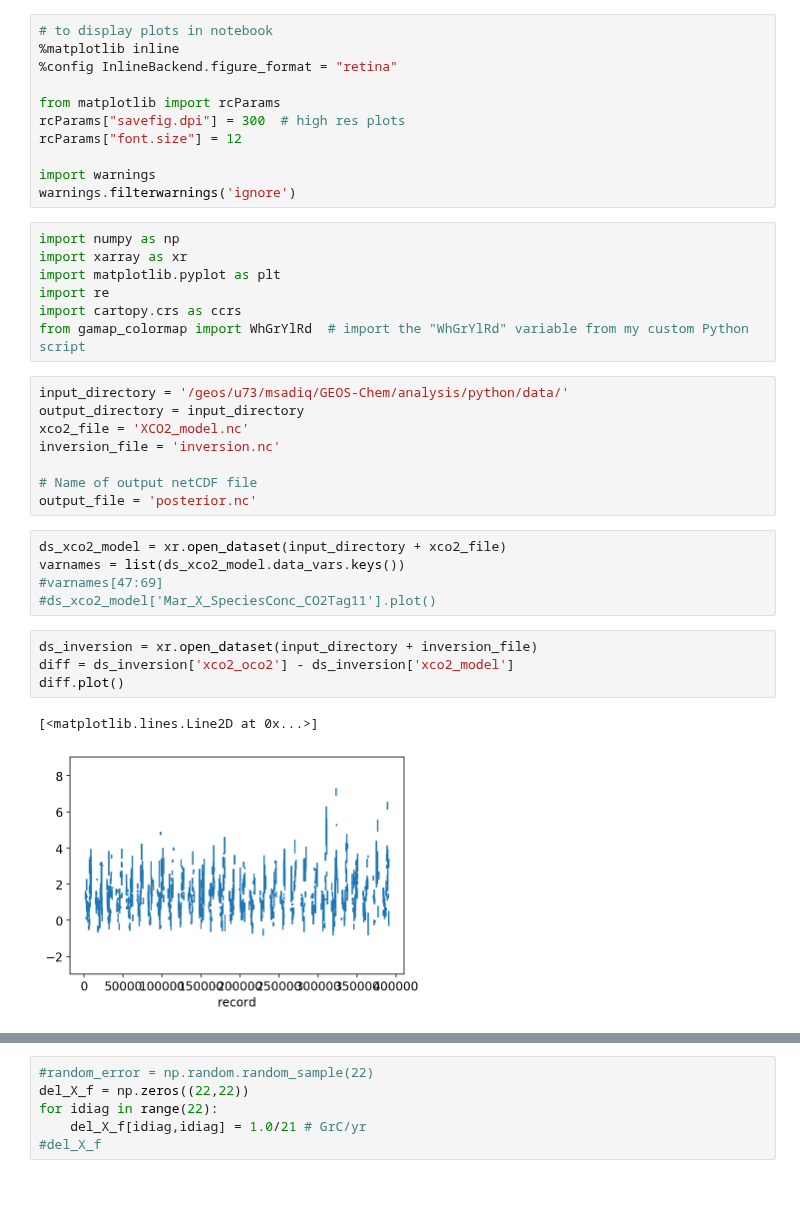
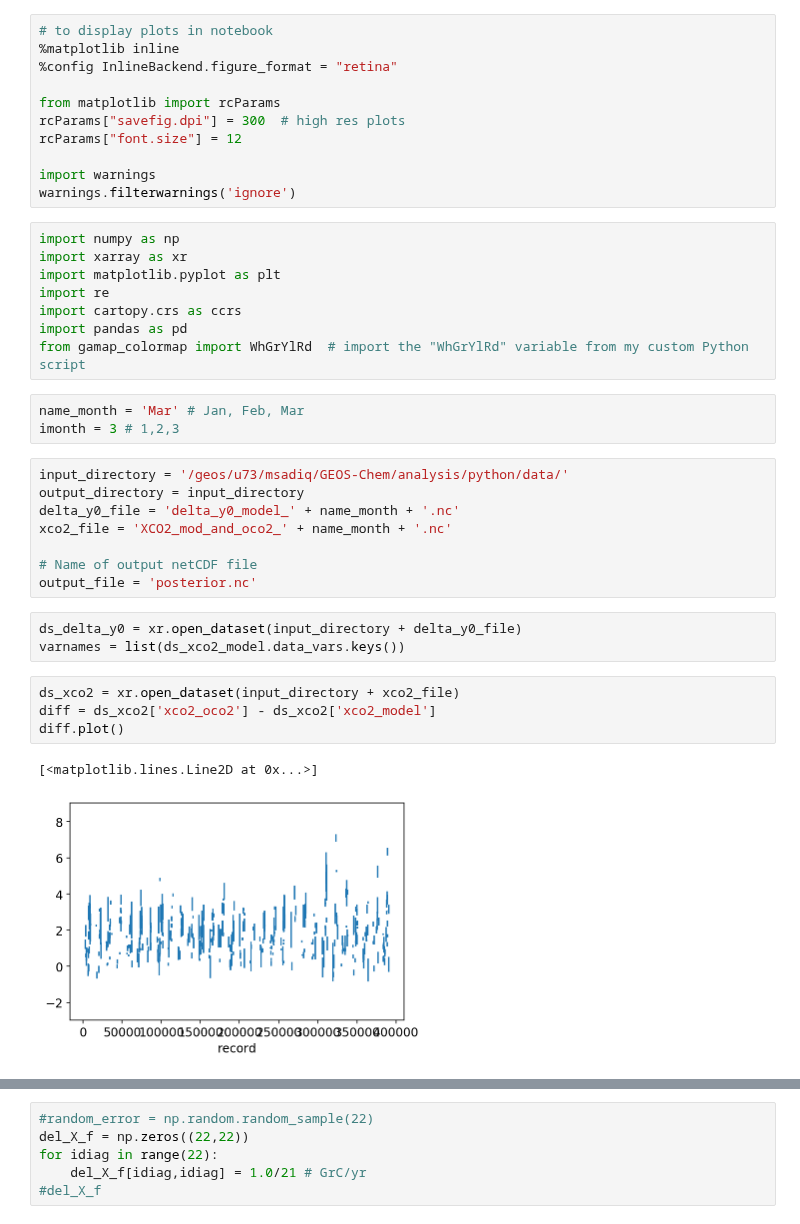
Before and after one commit to MehliyarSadiq/geoschem_simulations, a Jupyter notebook: inversion/satellite/oco-2/4.inversion.ipynb, the cells around one changed output, grey strips where cells are left out. Saved outputs shown, nothing was run; the diff lists cells and outputs as text; blank space fills up the shorter version.

```diff
--- a/inversion/satellite/oco-2/4.inversion.ipynb
+++ b/inversion/satellite/oco-2/4.inversion.ipynb
@@ -17,26 +17,28 @@ import xarray as xr
 import matplotlib.pyplot as plt
 import re
 import cartopy.crs as ccrs
+import pandas as pd
 from gamap_colormap import WhGrYlRd  # import the "WhGrYlRd" variable from my custom Python script
+# %%
+name_month = 'Mar' # Jan, Feb, Mar
+imonth = 3 # 1,2,3
 # %%
 input_directory = '/geos/u73/msadiq/GEOS-Chem/analysis/python/data/'
 output_directory = input_directory
-xco2_file = 'XCO2_model.nc'
-inversion_file = 'inversion.nc'
+delta_y0_file = 'delta_y0_model_' + name_month + '.nc'
+xco2_file = 'XCO2_mod_and_oco2_' + name_month + '.nc'
 
 # Name of output netCDF file
 output_file = 'posterior.nc'
 # %%
-ds_xco2_model = xr.open_dataset(input_directory + xco2_file)
+ds_delta_y0 = xr.open_dataset(input_directory + delta_y0_file)
 varnames = list(ds_xco2_model.data_vars.keys())
-#varnames[47:69]
-#ds_xco2_model['Mar_X_SpeciesConc_CO2Tag11'].plot()
 # %%
-ds_inversion = xr.open_dataset(input_directory + inversion_file)
-diff = ds_inversion['xco2_oco2'] - ds_inversion['xco2_model']
+ds_xco2 = xr.open_dataset(input_directory + xco2_file)
+diff = ds_xco2['xco2_oco2'] - ds_xco2['xco2_model']
 diff.plot()
 # %% [output]
 [<matplotlib.lines.Line2D at 0x...>]
-[figure, old version]
+[figure, new version]
 # %%
 # reduce the size of array and matrix, from 400k to 10k
```
Also changed, not shown: parts of 13 cells of this notebook, 7 other files.
